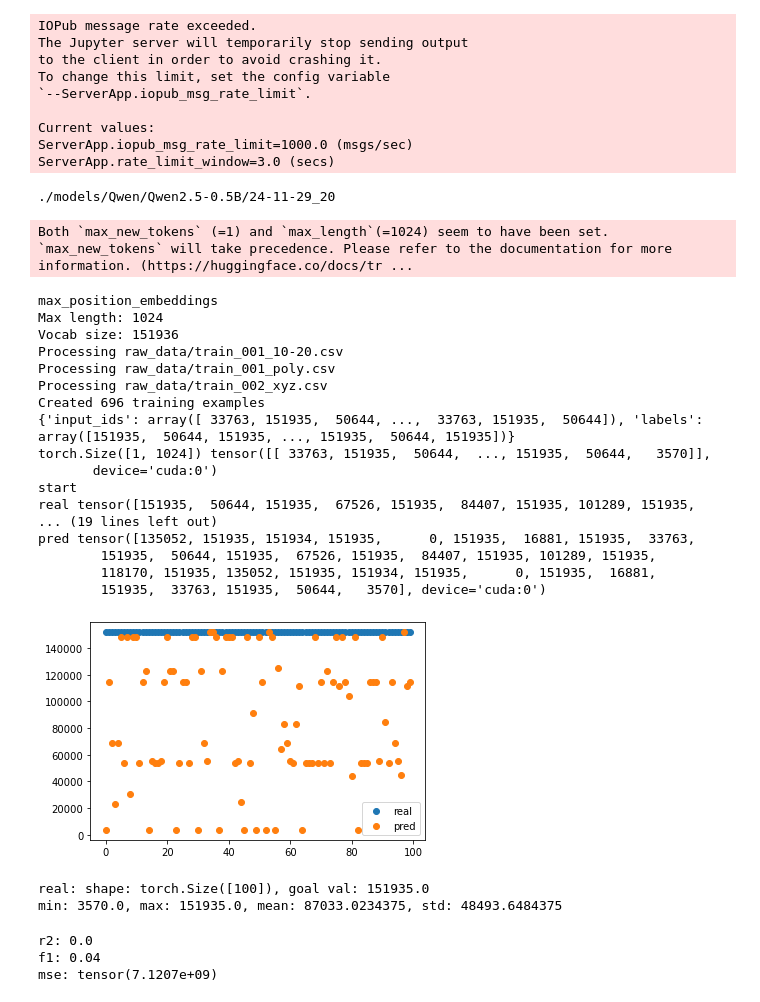
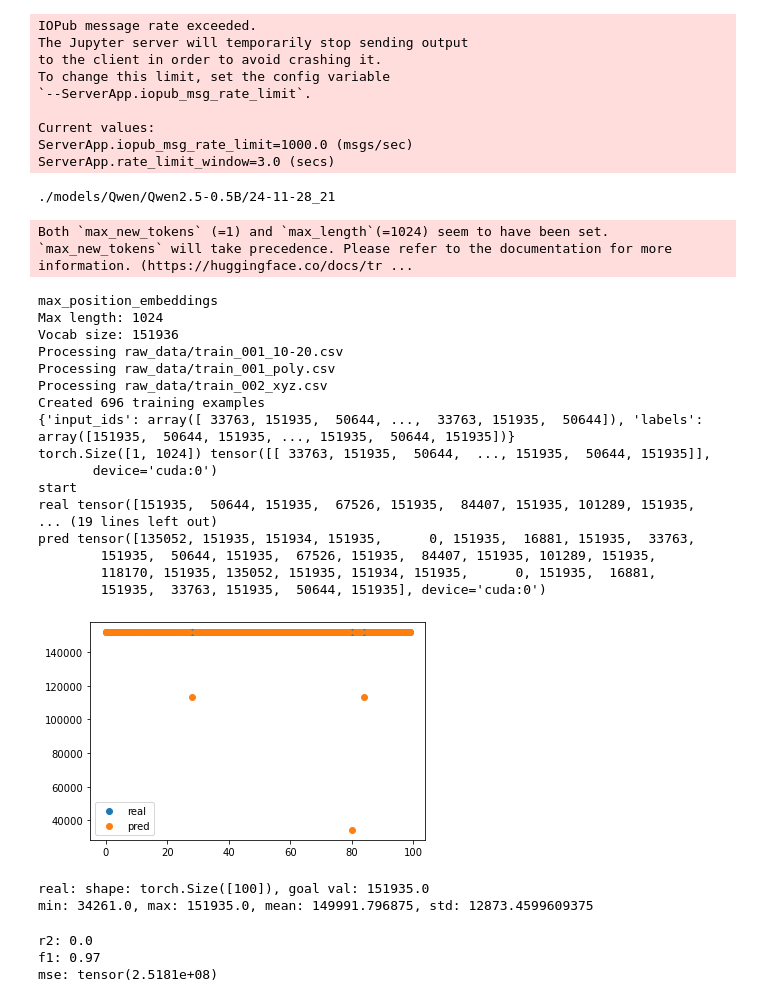
Before and after one commit to JoeyShapiro/TimeSeriesGPT, a Jupyter notebook: model.ipynb, the cells around one changed output. Drawn from its saved outputs; the diff is of its cells as text; code cells hidden in the pictures.

Commit message:
best model

```diff
--- a/model.ipynb
+++ b/model.ipynb
@@ -622,39 +622,40 @@ def test_model(model_path, temperature=0.7):
 
     # get the metrics
     mse = torch.nn.MSELoss()
     loss = mse(real, pred)
     print('mse:', loss)
 
 
 model_path = 'Qwen/Qwen2.5-0.5B'
 # get latest folder in models
 files = sorted([ f"./models/{model_path}/{f}" for f in os.listdir(f"./models/{model_path}") ])
 latest = max(files, key=os.path.getmtime)
+latest = f"./models/{model_path}/24-11-28_21"
 print(latest)
 generated_text = test_model(latest)
 # %% [output]
-./models/Qwen/Qwen2.5-0.5B/24-11-29_20
+./models/Qwen/Qwen2.5-0.5B/24-11-28_21
 Both `max_new_tokens` (=1) and `max_length`(=1024) seem to have been set. `max_new_tokens` will take precedence. Please refer to the documentation for more information. (https://huggingface.co/docs/tr ...
 max_position_embeddings
 Max length: 1024
 Vocab size: 151936
 Processing raw_data/train_001_10-20.csv
 Processing raw_data/train_001_poly.csv
 Processing raw_data/train_002_xyz.csv
 Created 696 training examples
 {'input_ids': array([ 33763, 151935,  50644, ...,  33763, 151935,  50644]), 'labels': array([151935,  50644, 151935, ..., 151935,  50644, 151935])}
-torch.Size([1, 1024]) tensor([[ 33763, 151935,  50644,  ..., 151935,  50644,   3570]],
+torch.Size([1, 1024]) tensor([[ 33763, 151935,  50644,  ..., 151935,  50644, 151935]],
        device='cuda:0')
 start
 real tensor([151935,  50644, 151935,  67526, 151935,  84407, 151935, 101289, 151935,
 ... (19 lines left out)
 pred tensor([135052, 151935, 151934, 151935,      0, 151935,  16881, 151935,  33763,
         151935,  50644, 151935,  67526, 151935,  84407, 151935, 101289, 151935,
         118170, 151935, 135052, 151935, 151934, 151935,      0, 151935,  16881,
-        151935,  33763, 151935,  50644,   3570], device='cuda:0')
+        151935,  33763, 151935,  50644, 151935], device='cuda:0')
-[figure, old version]
+[figure, new version]
 real: shape: torch.Size([100]), goal val: 151935.0
-min: 3570.0, max: 151935.0, mean: 87033.0234375, std: 48493.6484375
+min: 34261.0, max: 151935.0, mean: 149991.796875, std: 12873.4599609375
 r2: 0.0
-f1: 0.04
-mse: tensor(7.1207e+09)
+f1: 0.97
+mse: tensor(2.5181e+08)
```
